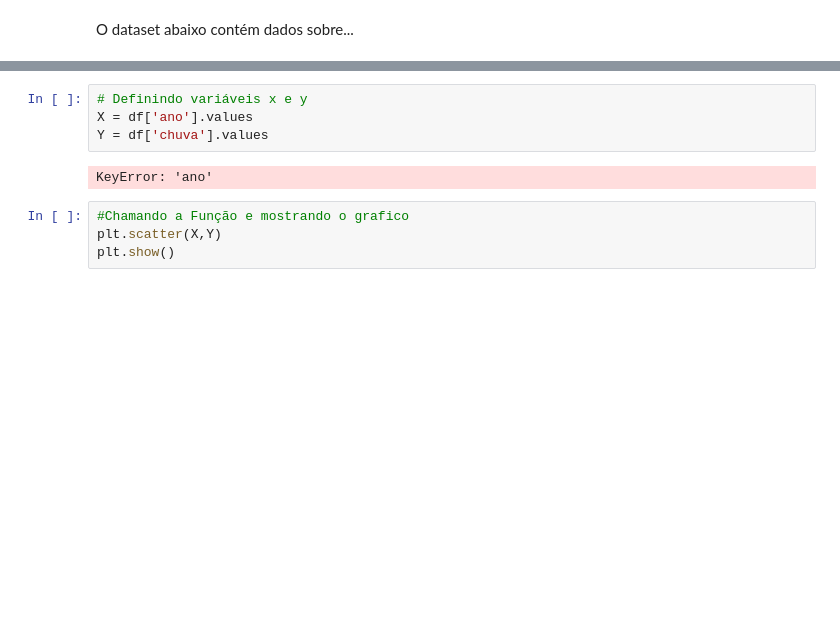
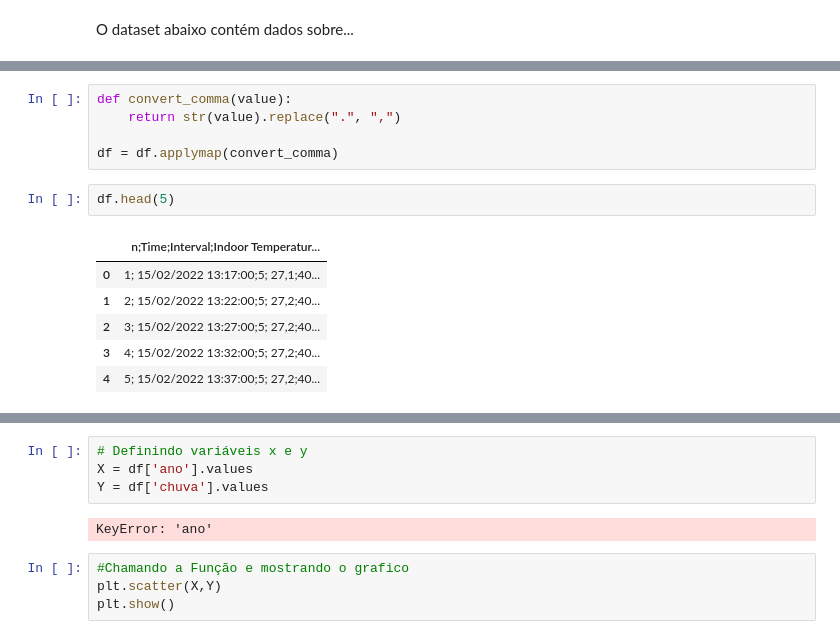
Before and after one commit to rps-ifpr/MLearningPython, a Jupyter notebook: MRegressao/RegressaoClima.ipynb, the cells around one changed output, grey strips where cells are left out. Cells and saved outputs as stored; diff of their text form; blank space fills up the shorter version.

```diff
--- a/MRegressao/RegressaoClima.ipynb
+++ b/MRegressao/RegressaoClima.ipynb
@@ -31,0 +65,14 @@ df.head()
+# %%
+def convert_comma(value):
+    return str(value).replace(".", ",")
+
+df = df.applymap(convert_comma)
+# %%
+df.head(5)
+# %% [output]
+|  | n;Time;Interval;Indoor Temperatur... |
+| 0 | 1; 15/02/2022 13:17:00;5; 27,1;40... |
+| 1 | 2; 15/02/2022 13:22:00;5; 27,2;40... |
+| 2 | 3; 15/02/2022 13:27:00;5; 27,2;40... |
+| 3 | 4; 15/02/2022 13:32:00;5; 27,2;40... |
+| 4 | 5; 15/02/2022 13:37:00;5; 27,2;40... |
```
Also changed, not shown: parts of 23 cells of this notebook, 1 other file.
